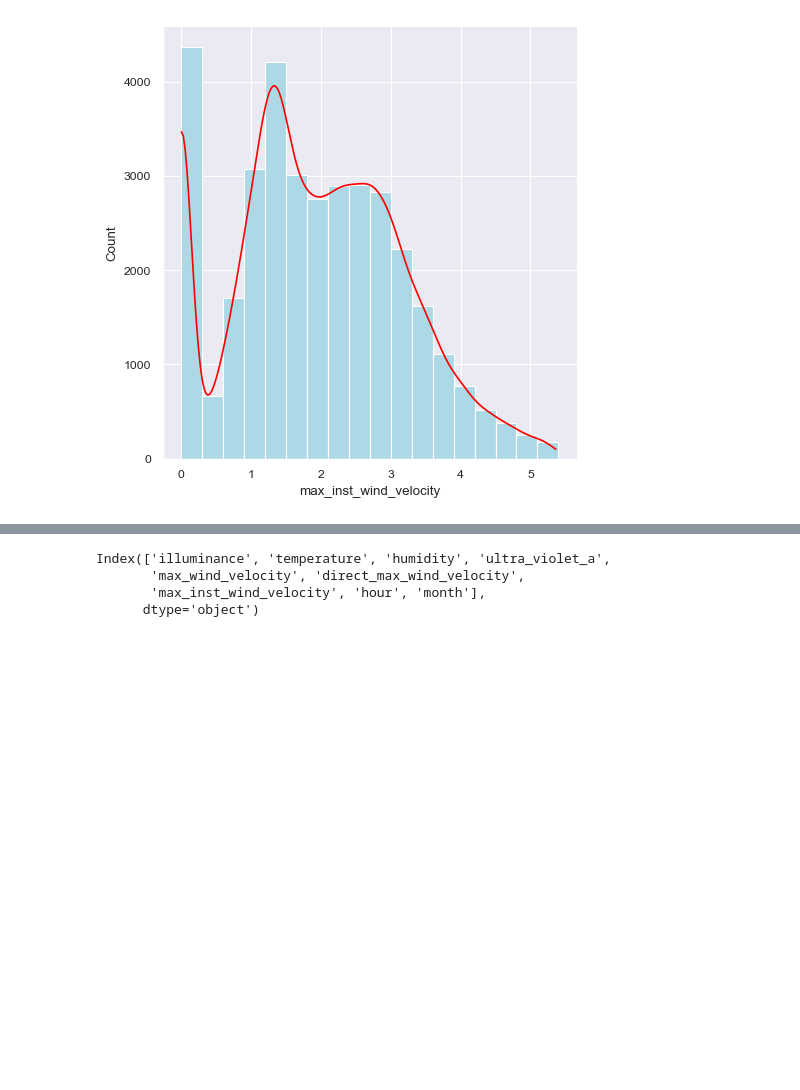
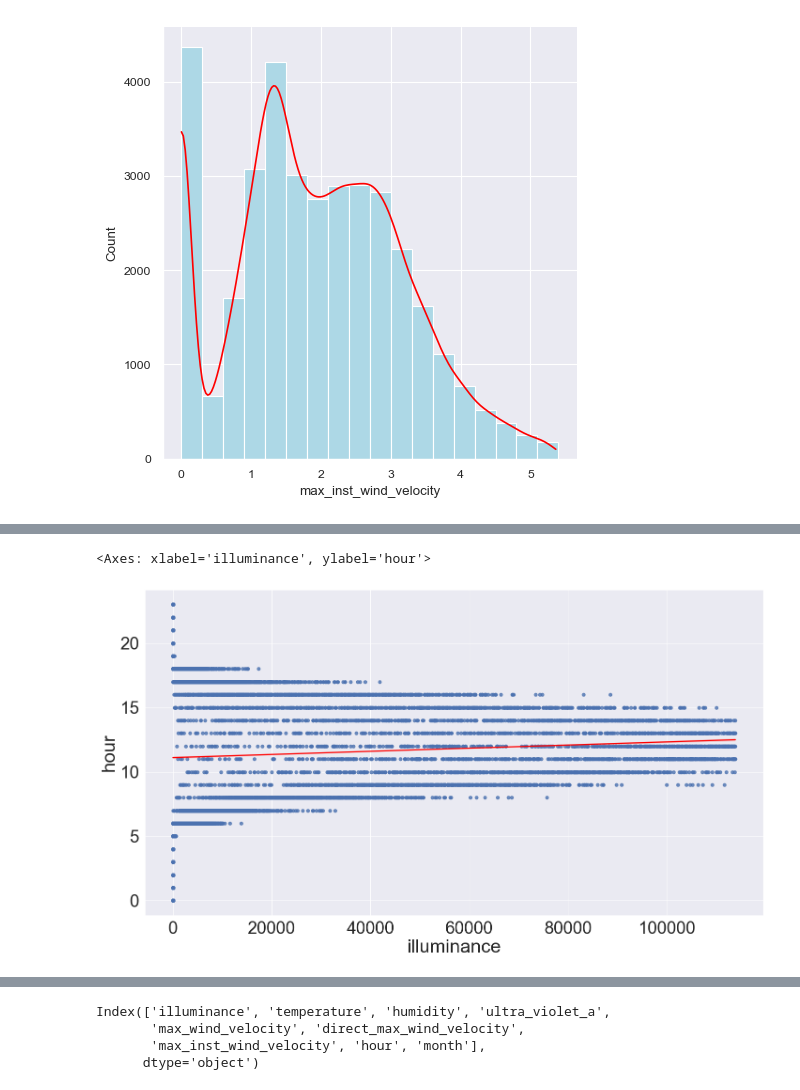
Before and after one commit to chusanapunn/SmartEnvi_AY3T2, a Jupyter notebook: smartEnviA.ipynb, the cells around one changed output, grey strips where cells are left out. Drawn from its saved outputs; the diff is of its cells as text; code cells hidden in the pictures; blank space fills up the shorter version.

Commit message:
update regplot

```diff
--- a/smartEnviA.ipynb
+++ b/smartEnviA.ipynb
@@ -316,0 +320,5 @@ sns.regplot(x="illuminance",y="humidity", data=new_df, line_kws={"color": "red"}
+# %%
+sns.regplot(x="illuminance",y="hour", data=new_df, line_kws={"color": "red"})
+# %% [output]
+<Axes: xlabel='illuminance', ylabel='hour'>
+[figure, added]
```
Also changed, not shown: parts of 11 cells of this notebook.
